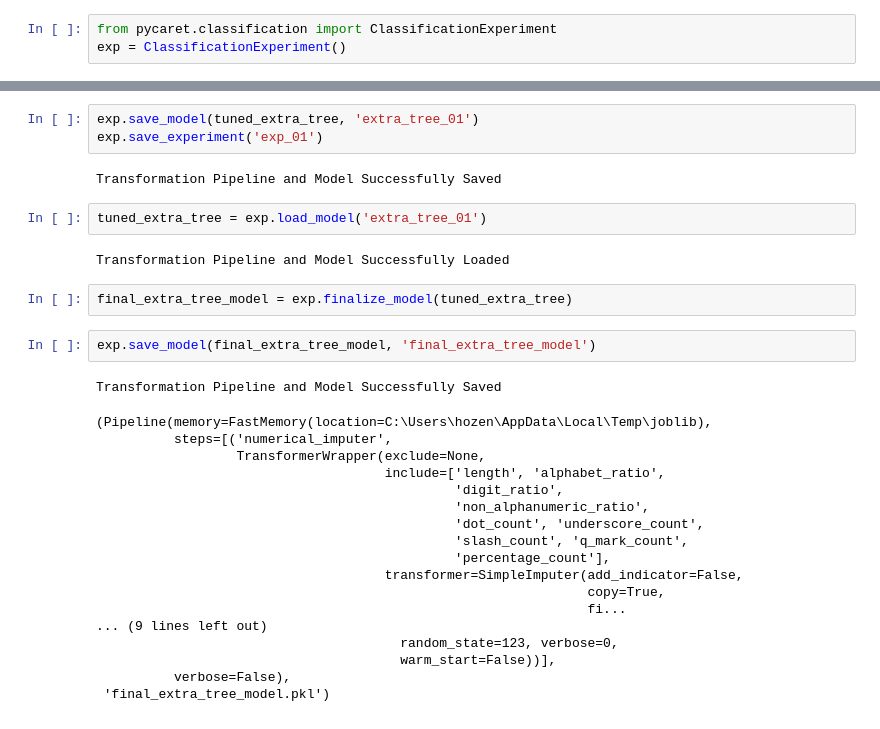
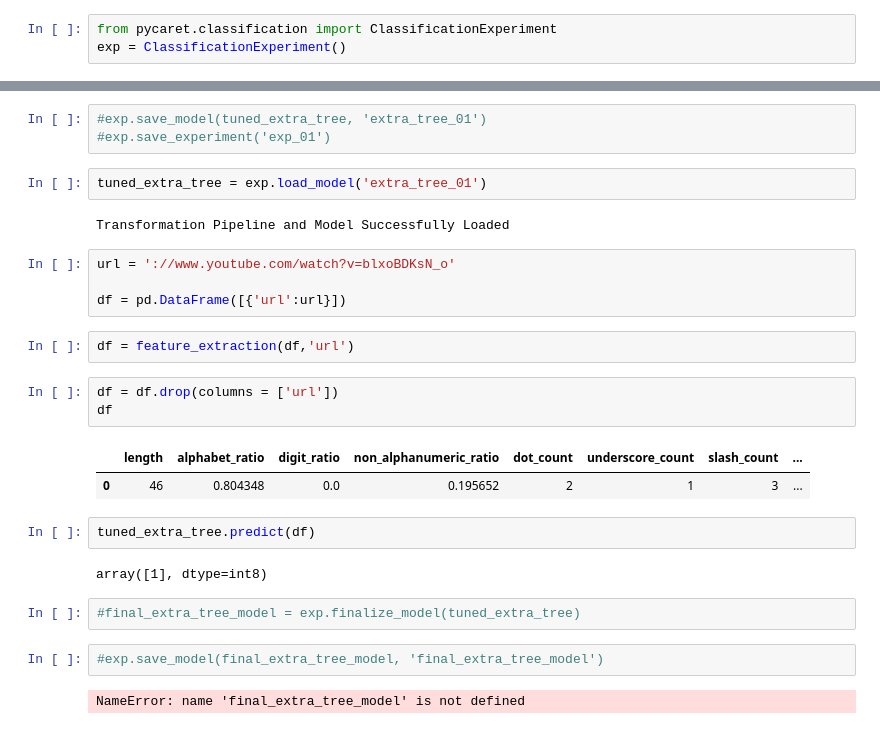
Before and after one commit to terry-so/Malicious-URL-Detection-Web-app, a Jupyter notebook: notebook/eda.ipynb, the cells around one changed output, grey strips where cells are left out. Cells and saved outputs as stored; diff of their text form.

```diff
--- a/notebook/eda.ipynb
+++ b/notebook/eda.ipynb
@@ -404,32 +341,29 @@ Original model was better than the tuned model, hence it will be returned. NOTE:
 # %%
-exp.save_model(tuned_extra_tree, 'extra_tree_01')
-exp.save_experiment('exp_01')
+#exp.save_model(tuned_extra_tree, 'extra_tree_01')
+#exp.save_experiment('exp_01')
-# %% [output]
-Transformation Pipeline and Model Successfully Saved
 # %%
 tuned_extra_tree = exp.load_model('extra_tree_01')
 # %% [output]
 Transformation Pipeline and Model Successfully Loaded
+# %%
+url = '://www.youtube.com/watch?v=blxoBDKsN_o'
+
+df = pd.DataFrame([{'url':url}])
+# %%
+df = feature_extraction(df,'url')
+# %%
+df = df.drop(columns = ['url'])
+df
+# %% [output]
+|  | length | alphabet_ratio | digit_ratio | non_alphanumeric_ratio | dot_count | underscore_count | slash_count | ... |
+| 0 | 46 | 0.804348 | 0.0 | 0.195652 | 2 | 1 | 3 | ... |
+# %%
+tuned_extra_tree.predict(df)
+# %% [output]
+array([1], dtype=int8)
 # %%
-final_extra_tree_model = exp.finalize_model(tuned_extra_tree)
+#final_extra_tree_model = exp.finalize_model(tuned_extra_tree)
 # %%
-exp.save_model(final_extra_tree_model, 'final_extra_tree_model')
+#exp.save_model(final_extra_tree_model, 'final_extra_tree_model')
 # %% [output]
-Transformation Pipeline and Model Successfully Saved
+NameError: name 'final_extra_tree_model' is not defined
-(Pipeline(memory=FastMemory(location=C:\Users\hozen\AppData\Local\Temp\joblib),
-          steps=[('numerical_imputer',
-                  TransformerWrapper(exclude=None,
-                                     include=['length', 'alphabet_ratio',
-                                              'digit_ratio',
-                                              'non_alphanumeric_ratio',
-                                              'dot_count', 'underscore_count',
-                                              'slash_count', 'q_mark_count',
-                                              'percentage_count'],
-                                     transformer=SimpleImputer(add_indicator=False,
-                                                               copy=True,
-                                                               fi...
-... (9 lines left out)
-                                       random_state=123, verbose=0,
-                                       warm_start=False))],
-          verbose=False),
- 'final_extra_tree_model.pkl')
```
Also changed, not shown: parts of 8 cells of this notebook, 8 other files.
